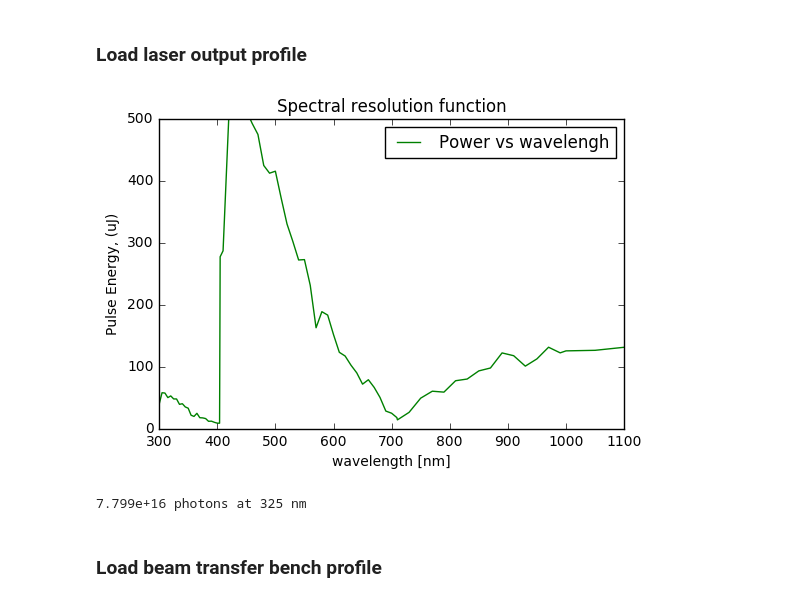
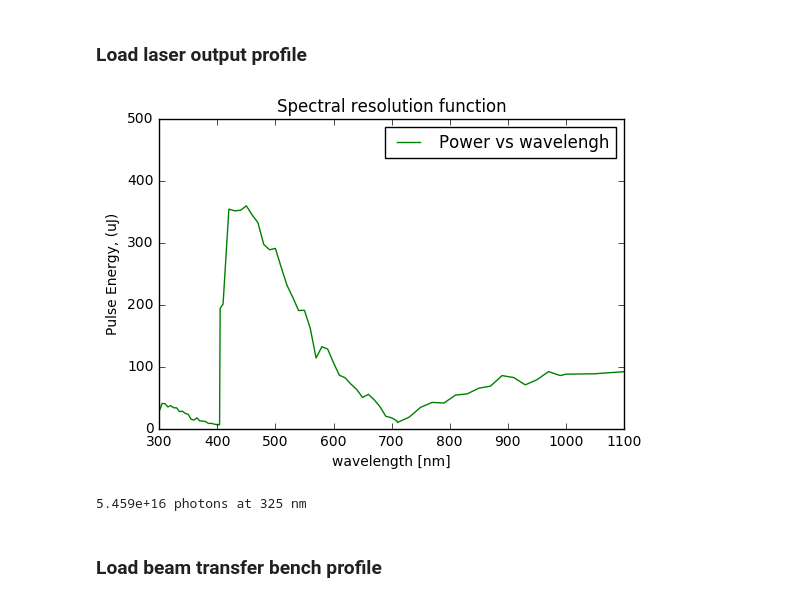
Before and after one commit to patrickingraham/LSST_main_telescope_calibration_notebooks, a Jupyter notebook: laser_throughput_calc/Flat Field Illumination Throughput Laser on Dome - Single projector.ipynb, the cells around one changed output. Cells and saved outputs as stored; diff of their text form; code cells hidden in the pictures.

```diff
--- a/laser_throughput_calc/Flat Field Illumination Throughput Laser on Dome - Single projector.ipynb
+++ b/laser_throughput_calc/Flat Field Illumination Throughput Laser on Dome - Single projector.ipynb
@@ -19,7 +19,7 @@ c = 3e8 # m/s
 #nt242_wave =      np.array([300,320,350,399,400,420,480,500,540,610,700,800,950,1000,1200,1300.0]) # nm
 #nt242_energy_J =  np.array([ 20, 45, 30, 10, 45,470,460,460,300,180, 60,130,155, 160, 150,140])*1e-6 # in joules
 
-nt242_data = np.genfromtxt('/Users/patrickingraham/LSST/laser_throughput_calc/Laser_power_data/PGD151_NT242.txt',
+nt242_data = np.genfromtxt('Laser_power_data/PGD151_NT242.txt',
                           delimiter='',comments='#') # wavelength [nm], Transmission
 
 nt242_wave = nt242_data[21::,0]
@@ -42,11 +42,11 @@ nt242_flux_W = nt242_energy_J * nt242_pulse_rate_Hz # watts
 #nt230_idler_data = np.genfromtxt('/Users/patrickingraham/LSST/laser_throughput_calc/Laser_power_data/nt230_idler.csv',
 #                          delimiter=',',comments='#') # wavelength [nm], Transmission
 
-nt230_data_405nm = np.genfromtxt('/Users/patrickingraham/LSST/laser_throughput_calc/Laser_power_data/PGD149_NT230_210nm_405nm.txt',
+nt230_data_405nm = np.genfromtxt('Laser_power_data/PGD149_NT230_210nm_405nm.txt',
                           delimiter='',comments='#') # wavelength [nm], Transmission
-nt230_data_709nm = np.genfromtxt('/Users/patrickingraham/LSST/laser_throughput_calc/Laser_power_data/PGD149_NT230_405nm_709nm.txt',
+nt230_data_709nm = np.genfromtxt('Laser_power_data/PGD149_NT230_405nm_709nm.txt',
                           delimiter='',comments='#') # wavelength [nm], Transmission
-nt230_data_2600nm = np.genfromtxt('/Users/patrickingraham/LSST/laser_throughput_calc/Laser_power_data/PGD149_NT230_710nm_2600nm.txt',
+nt230_data_2600nm = np.genfromtxt('Laser_power_data/PGD149_NT230_710nm_2600nm.txt',
                           delimiter='',comments='#') # wavelength [nm], Transmission
 
 nt230_wave0 =      np.concatenate((nt230_data_405nm[:,0],nt230_data_709nm[:,0],nt230_data_2600nm[:,0])) # nm
@@ -61,41 +61,45 @@ nt230_flux_W = nt230_energy_J * nt230_pulse_rate_Hz # watts
 # %% [markdown]
 ### Load laser output profile
 # %%
-laser = 'nt242'
+laser = 'nt242_pure'
 if laser == 'nt242':
     laser_flux_W = nt242_flux_W
     laser_wave = nt242_wave
     laser_energy_J = nt242_energy_J
+if laser == 'nt242_pure':
+    laser_flux_W = nt242_flux_W * 0.7 # 30% absorbed from cleaning
+    laser_wave = nt242_wave
+    laser_energy_J = nt242_energy_J * 0.7
 if laser == 'nt230':
     laser_flux_W = nt230_flux_W
     laser_wave = nt230_wave
     laser_energy_J = nt230_energy_J
 
 if 1 == 1:
-    if laser == 'nt242':
+    if laser == 'nt242' or laser == 'nt242_pure':
         conv_fact=1e6
         plt.ylim([0,500])
         plt.xlim([300,1100])
         plt.ylabel('Pulse Energy, (uJ)')
     if laser == 'nt230':
         conv_fact=1e3
         plt.ylim([0,11])
         plt.ylabel('Pulse Energy, (mJ)')
     plt.plot(laser_wave,laser_energy_J*conv_fact,'-g',label="Power vs wavelengh")
     plt.title('Spectral resolution function')
 
     plt.xlabel('wavelength [nm]')
     plt.legend()
     plt.show()
     plt.close()
 
 # assume 100 percent effiency and convert to photons
 ind=5 # indice of interest
 number_of_photons = laser_flux_W / (h*c/(laser_wave*1e-9))  # photons per second
 print("%.4g photons at %d nm" % (number_of_photons[ind], laser_wave[ind]) )
 # %% [output]
-[figure, old version]
+[figure, new version]
-7.799e+16 photons at 325 nm
+5.459e+16 photons at 325 nm
 # %% [markdown]
 ### Load beam transfer bench profile
 # %% [markdown]
```
Also changed, not shown: parts of 14 cells of this notebook.
